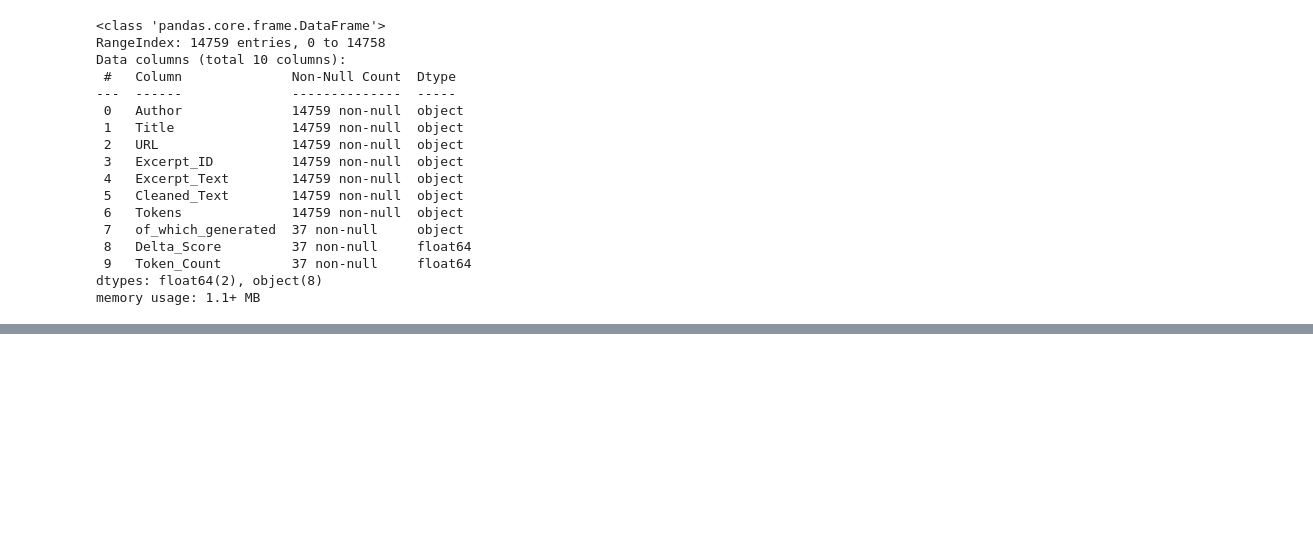
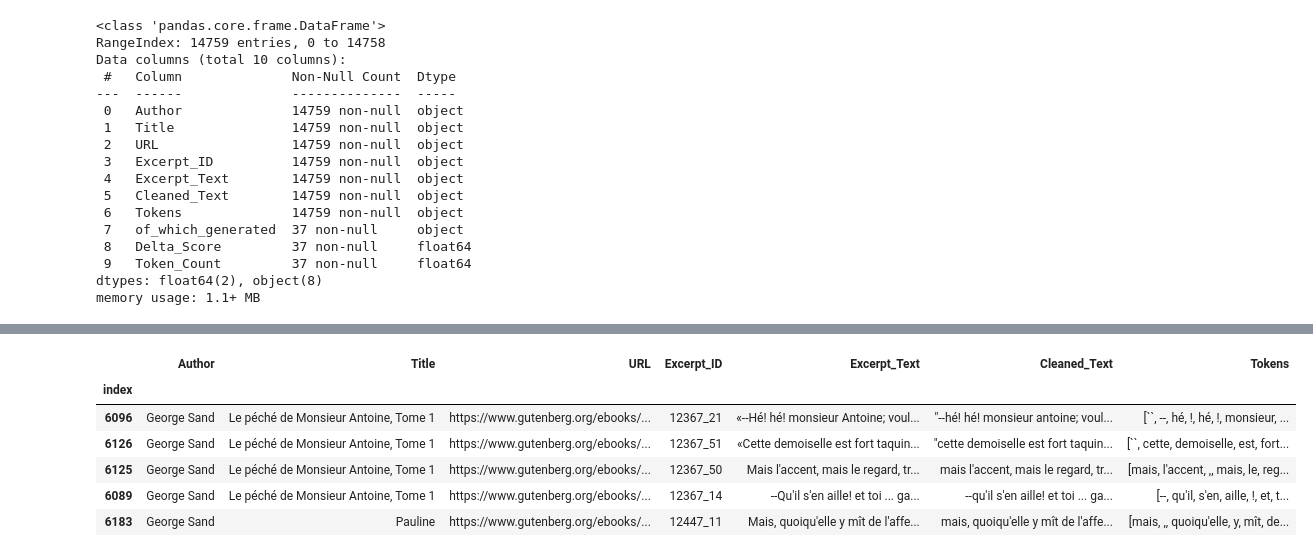
Before and after one commit to hadrienstrichard/author-style-ai-analysis, a Jupyter notebook: Notebooks/data_preprocessing.ipynb, the cells around one changed output, grey strips where cells are left out. Cells and saved outputs as stored; diff of their text form; code cells hidden in the pictures; blank space fills up the shorter version.

```diff
--- a/Notebooks/data_preprocessing.ipynb
+++ b/Notebooks/data_preprocessing.ipynb
@@ -651,0 +748,10 @@ memory usage: 1.1+ MB
+# %%
+final_texts.head()
+# %% [output]
+|  | Author | Title | URL | Excerpt_ID | Excerpt_Text | Cleaned_Text | Tokens |
+| index |  |  |  |  |  |  |  |
+| 6096 | George Sand | Le péché de Monsieur Antoine, Tome 1 | https://www.gutenberg.org/ebooks/... | 12367_21 | «--Hé! hé! monsieur Antoine; voul... | "--hé! hé! monsieur antoine; voul... | [``, --, hé, !, hé, !, monsieur, ... |
+| 6126 | George Sand | Le péché de Monsieur Antoine, Tome 1 | https://www.gutenberg.org/ebooks/... | 12367_51 | «Cette demoiselle est fort taquin... | "cette demoiselle est fort taquin... | [``, cette, demoiselle, est, fort... |
+| 6125 | George Sand | Le péché de Monsieur Antoine, Tome 1 | https://www.gutenberg.org/ebooks/... | 12367_50 | Mais l'accent, mais le regard, tr... | mais l'accent, mais le regard, tr... | [mais, l'accent, ,, mais, le, reg... |
+| 6089 | George Sand | Le péché de Monsieur Antoine, Tome 1 | https://www.gutenberg.org/ebooks/... | 12367_14 | --Qu'il s'en aille! et toi ... ga... | --qu'il s'en aille! et toi ... ga... | [--, qu'il, s'en, aille, !, et, t... |
+| 6183 | George Sand | Pauline | https://www.gutenberg.org/ebooks/... | 12447_11 | Mais, quoiqu'elle y mît de l'affe... | mais, quoiqu'elle y mît de l'affe... | [mais, ,, quoiqu'elle, y, mît, de... |
```
Also changed, not shown: parts of 9 cells of this notebook, 4 other files.
